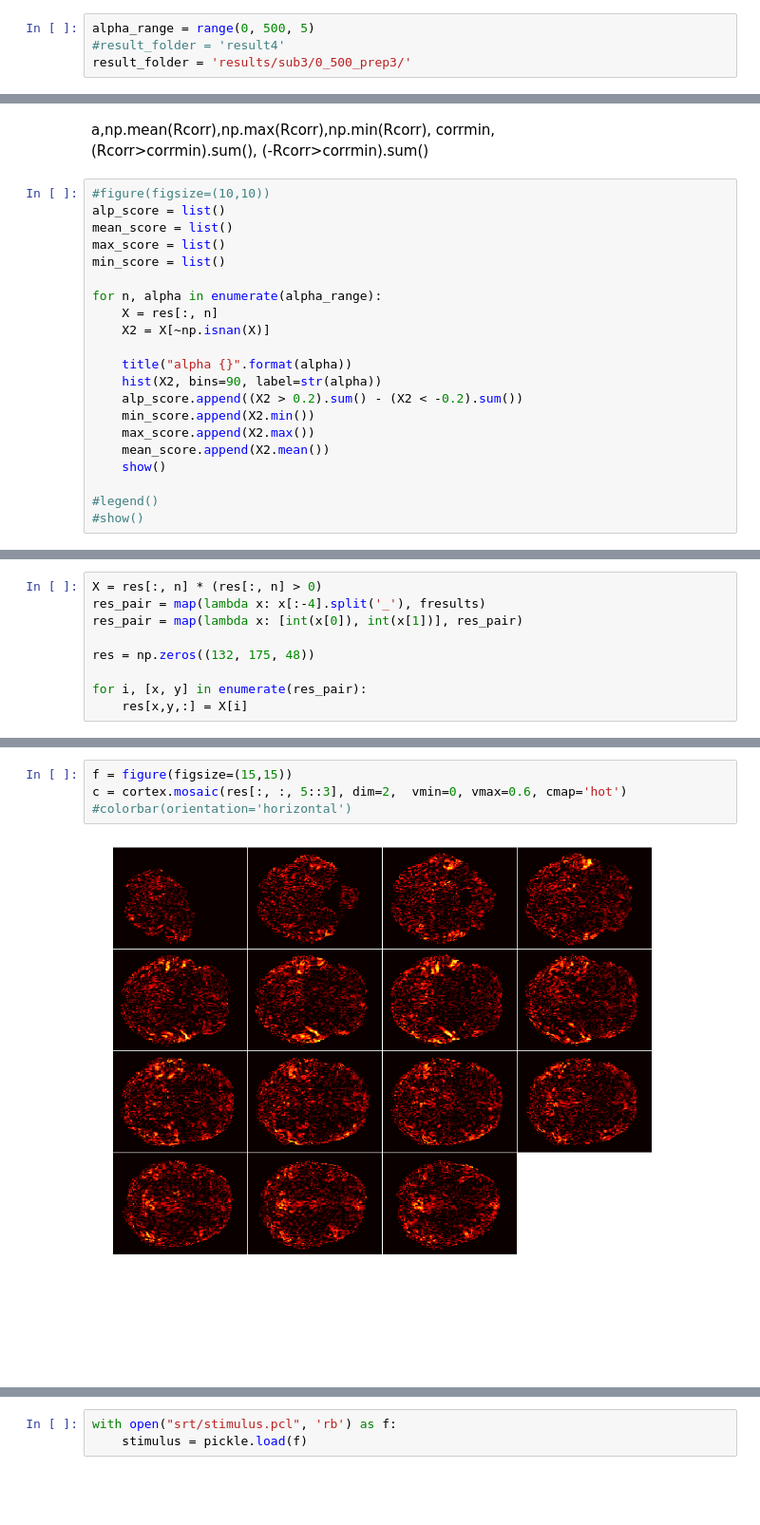
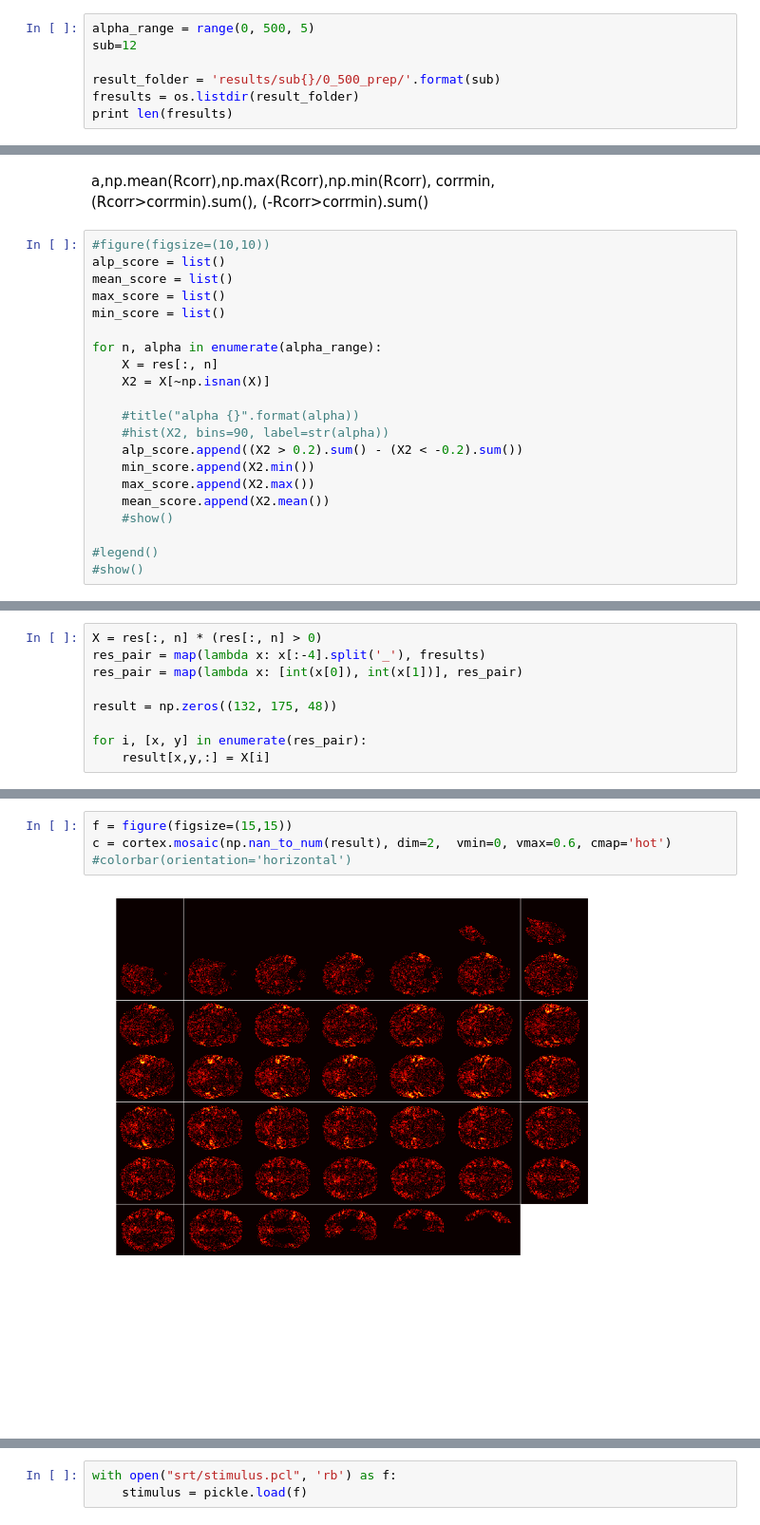
Before and after one commit to neurobigdata/Semantic-Atlas, a Jupyter notebook: ipythons/visualize_results.ipynb, the cells around one changed output, grey strips where cells are left out. Shown: that part at 95% size. Drawn from its saved outputs; the diff is of its cells as text; blank space fills up the shorter version.

```diff
--- a/ipythons/visualize_results.ipynb
+++ b/ipythons/visualize_results.ipynb
@@ -11,5 +11,8 @@ import cortex
 Populating the interactive namespace from numpy and matplotlib
 # %%
 alpha_range = range(0, 500, 5)
-#result_folder = 'result4'
-result_folder = 'results/sub3/0_500_prep3/'
+sub=12
+
+result_folder = 'results/sub{}/0_500_prep/'.format(sub)
+fresults = os.listdir(result_folder)
+print len(fresults)
@@ -59,13 +48,13 @@ for n, alpha in enumerate(alpha_range):
     X = res[:, n]
     X2 = X[~np.isnan(X)]
 
-    title("alpha {}".format(alpha))
-    hist(X2, bins=90, label=str(alpha))
+    #title("alpha {}".format(alpha))
+    #hist(X2, bins=90, label=str(alpha))
     alp_score.append((X2 > 0.2).sum() - (X2 < -0.2).sum())
     min_score.append(X2.min())
     max_score.append(X2.max())
     mean_score.append(X2.mean())
-    show()
+    #show()
 
 #legend()
 #show()
@@ -118,7 +97,7 @@ X = res[:, n] * (res[:, n] > 0)
 res_pair = map(lambda x: x[:-4].split('_'), fresults)
 res_pair = map(lambda x: [int(x[0]), int(x[1])], res_pair)
 
-res = np.zeros((132, 175, 48))
+result = np.zeros((132, 175, 48))
 
 for i, [x, y] in enumerate(res_pair):
-    res[x,y,:] = X[i]
+    result[x,y,:] = X[i]
@@ -129,6 +106,6 @@ res = np.nan_to_num(res)
 # %%
 f = figure(figsize=(15,15))
-c = cortex.mosaic(res[:, :, 5::3], dim=2,  vmin=0, vmax=0.6, cmap='hot')
+c = cortex.mosaic(np.nan_to_num(result), dim=2,  vmin=0, vmax=0.6, cmap='hot')
 #colorbar(orientation='horizontal')
 # %% [output]
-[figure, old version]
+[figure, new version]
```
Also changed, not shown: parts of 24 cells of this notebook, 2 other files.
